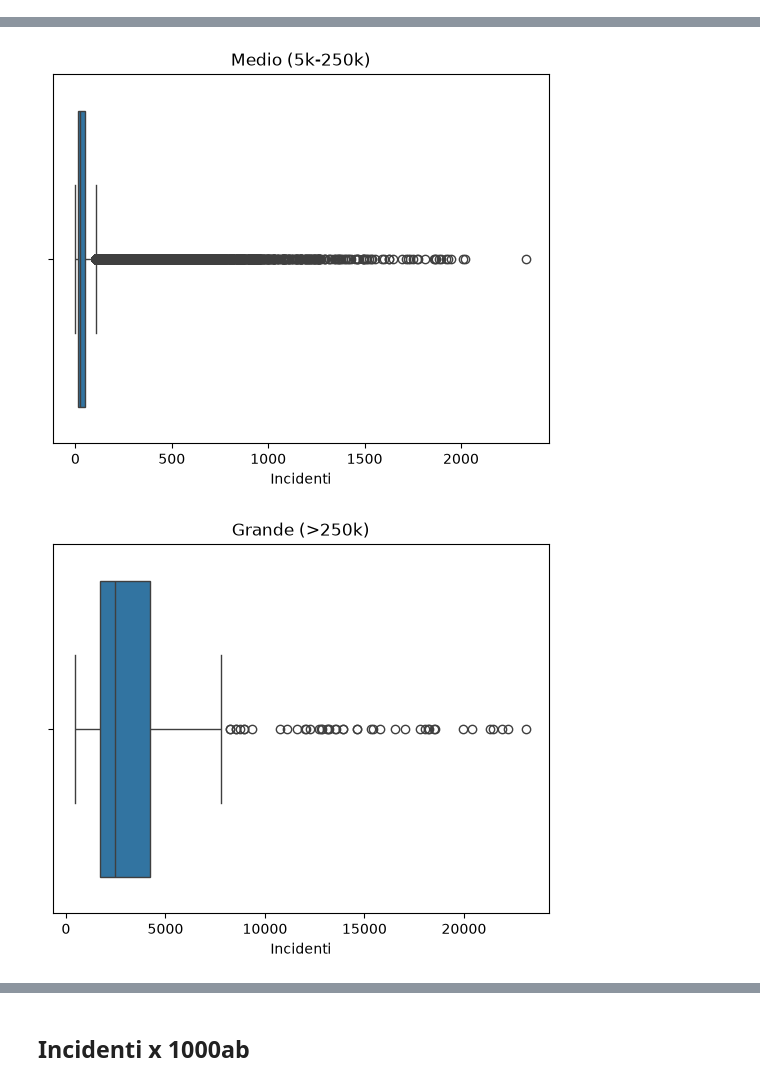
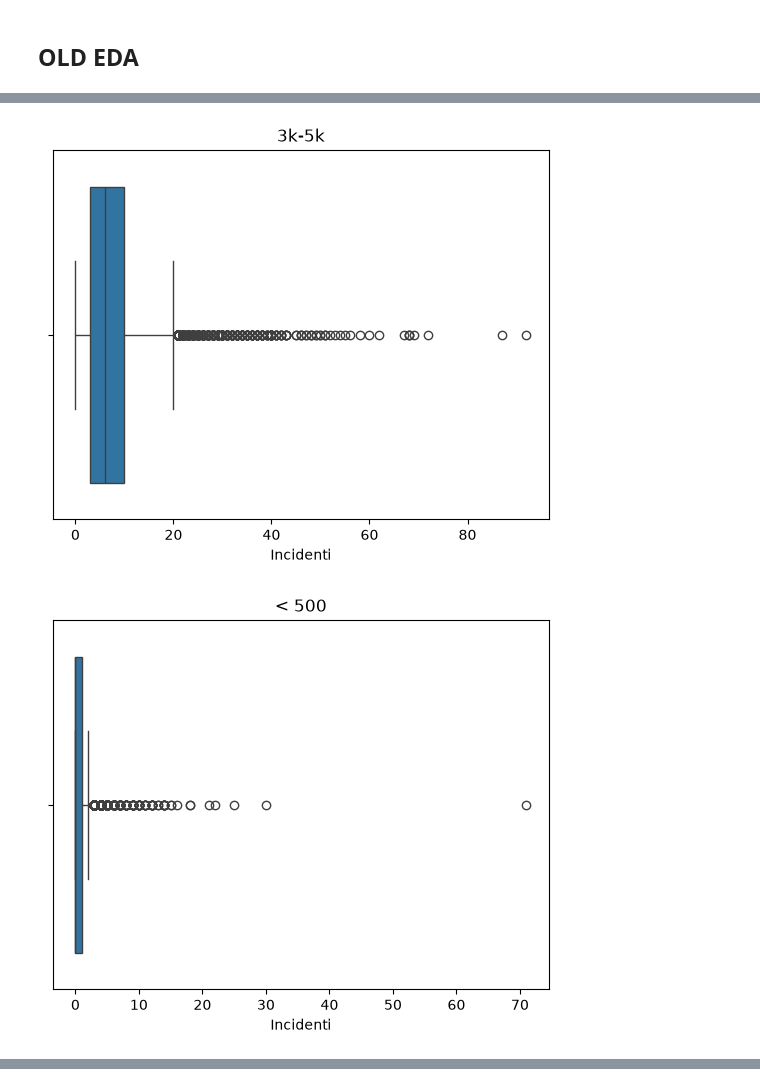
Before and after one commit to giuliocipone-lang/Boolean_capstone_project, a Jupyter notebook: EDA.ipynb, the cells around one changed output, grey strips where cells are left out. Saved outputs shown, nothing was run; the diff lists cells and outputs as text; code cells hidden in the pictures.

```diff
--- a/EDA.ipynb
+++ b/EDA.ipynb
@@ -10,10 +12,27 @@ df = pd.read_csv('data/incidenti_comuni.csv')
 # %%
 df['Popolazione'] = df['Popolazione'].astype('Int64')
 df['Area(kmq)'] = round(df['Area(kmq)'], 2)
-# %%
-df["Classe ampiezza demografica"] = [
-    "Piccolo (<5k)" if i < 5000
-    else "Medio (5k-250k)" if i < 250000
-    else "Grande (>250k)"
-    for i in df["Popolazione"]
-]
+# %%
+df["Ampiezza demografica - Theme"] = [
+    "<10k" if i < 10000
+    else "10k-60k" if i < 60000
+    else "60k-250k" if i < 250000
+    else ">250k"
+    for i in df["Popolazione"]
+]
+
+df["Ampiezza demografica - SubTheme"] = [
+    "< 500" if i < 500
+    else "500-999" if i < 1000
+    else "1k-2k" if i < 2000
+    else "2k-3k" if i < 3000
+    else "3k-5k" if i < 5000
+    else "5k-10k" if i < 10000
+    else "10k-20k" if i < 20000
+    else "20k-60k" if i < 60000
+    else "60k-100k" if i < 100000
+    else "100k-250k" if i < 250000
+    else "250k-500k" if i < 500000
+    else "> 500k"
+    for i in df["Popolazione"]
+]
@@ -81,0 +69,3 @@ sns.boxplot(x='Incidenti', y='Classe ampiezza demografica', data=df)
+# %%
+df[df['Incidentix1000abitanti'] > 100]
+df = df[df['Codice Comune'] != 14001]
@@ -82,6 +118,8 @@ sns.boxplot(x='Incidenti', y='Classe ampiezza demografica', data=df)
+# %% [markdown]
+## OLD EDA
 # %%
-list = df['Classe ampiezza demografica'].unique().tolist()
+list = df['Ampiezza demografica - SubTheme'].unique().tolist()
 for i in list:
-    sns.boxplot(x='Incidenti', data = df[df['Classe ampiezza demografica'] == i]).set_title( i )
+    sns.boxplot(x='Incidenti', data = df[df['Ampiezza demografica - SubTheme'] == i]).set_title( i )
     plt.show()
 # %% [output]
@@ -89,2 +127,2 @@ for i in list:
-[figure, old version]
+[figure, new version]
-[figure, old version]
+[figure, new version]
@@ -91,2 +137,0 @@ for i in list:
-# %% [markdown]
-## Incidenti x 1000ab
```
Also changed, not shown: parts of 24 cells of this notebook, 4 other files.
